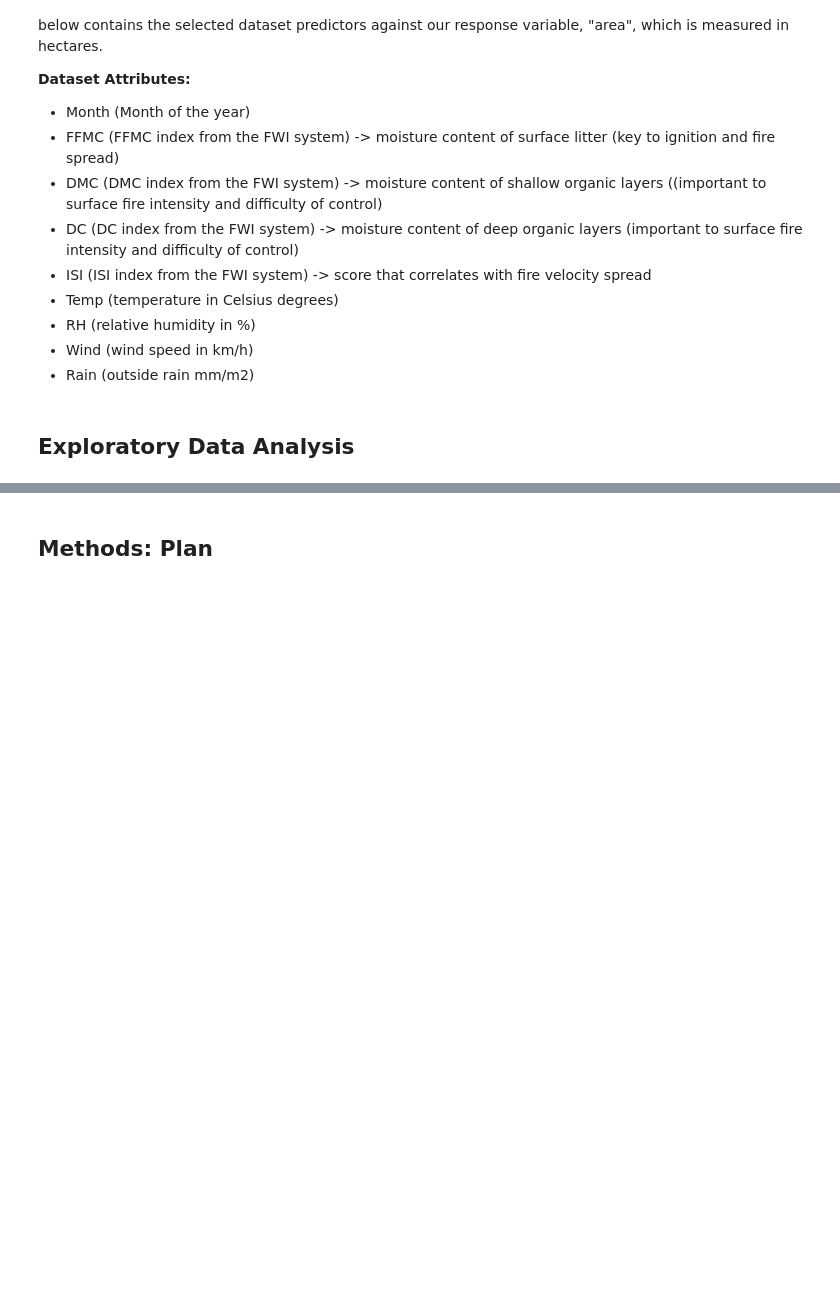
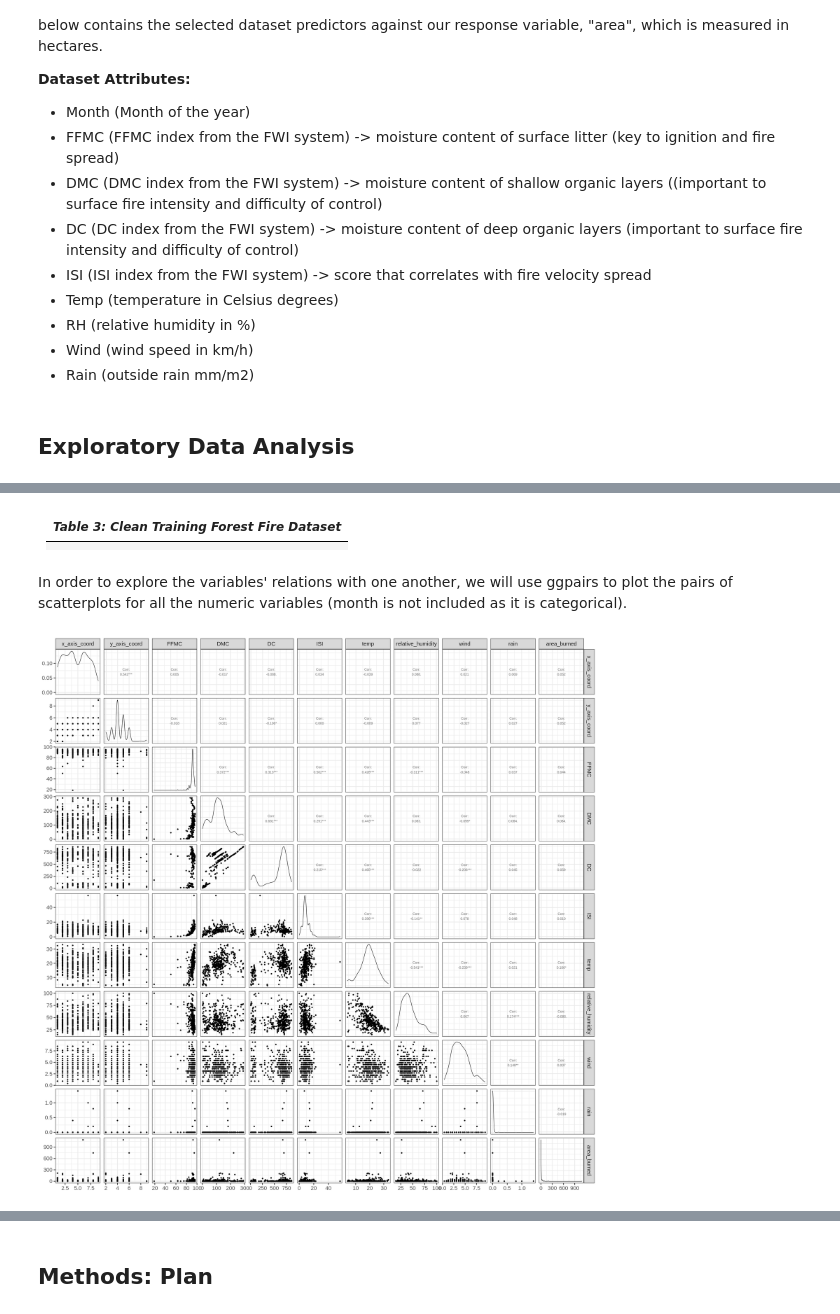
Before and after one commit to jjadeb/Stat_301_Project, a Jupyter notebook: stat-301-project/Proposal.ipynb, the cells around one changed output, grey strips where cells are left out. Saved outputs shown, nothing was run; the diff lists cells and outputs as text; code cells hidden in the pictures; blank space fills up the shorter version.

```diff
--- a/stat-301-project/Proposal.ipynb
+++ b/stat-301-project/Proposal.ipynb
@@ -21,0 +82,17 @@ The data consists of a collection of 517 records, each corresponding to a fire t
+# %%
+# Make human friendly columns
+forest_train_data <- forest_train_data %>%
+    rename(
+    x_axis_coord = X,
+    y_axis_coord = Y,
+    relative_humidity = RH,
+    area_burned = area)
+
+forest_test_data <- forest_test_data %>%
+    rename(
+    x_axis_coord = X,
+    y_axis_coord = Y,
+    relative_humidity = RH,
+    area_burned = area)
+
+head(forest_train_data)
@@ -21,0 +123,5 @@ The data consists of a collection of 517 records, each corresponding to a fire t
+# %%
+# Get rid of unimportant features in data: the day data
+forest_train_clean_data <- select(forest_train_data, -day)
+forest_test_clean_data <- select(forest_test_data, -day)
+head(forest_train_clean_data)
@@ -21,0 +138,17 @@ The data consists of a collection of 517 records, each corresponding to a fire t
+# %% [markdown]
+| _Table 3: Clean Training Forest Fire Dataset_|
+| ------------------------ |
+||
+# %% [markdown]
+In order to explore the variables' relations with one another, we will use ggpairs to plot the pairs of scatterplots for all the numeric variables (month is not included as it is categorical).
+# %%
+options(repr.plot.width = 25, repr.plot.height = 25)
+
+# GG pairs
+forest_fire_numeric_data <- forest_train_clean_data %>%
+    select(-month)
+forest_fire_ggpairs <- ggpairs(forest_fire_numeric_data) +
+    theme_bw(base_size = 22)
+forest_fire_ggpairs
+# %% [output]
+[figure, added]
```
Also changed, not shown: parts of 21 cells of this notebook.
